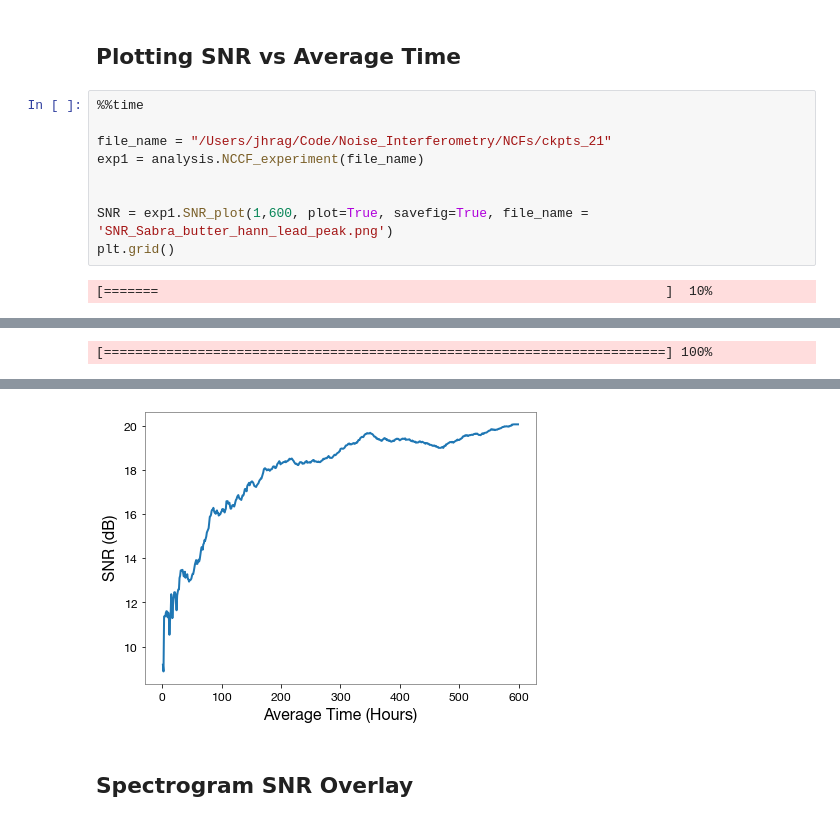
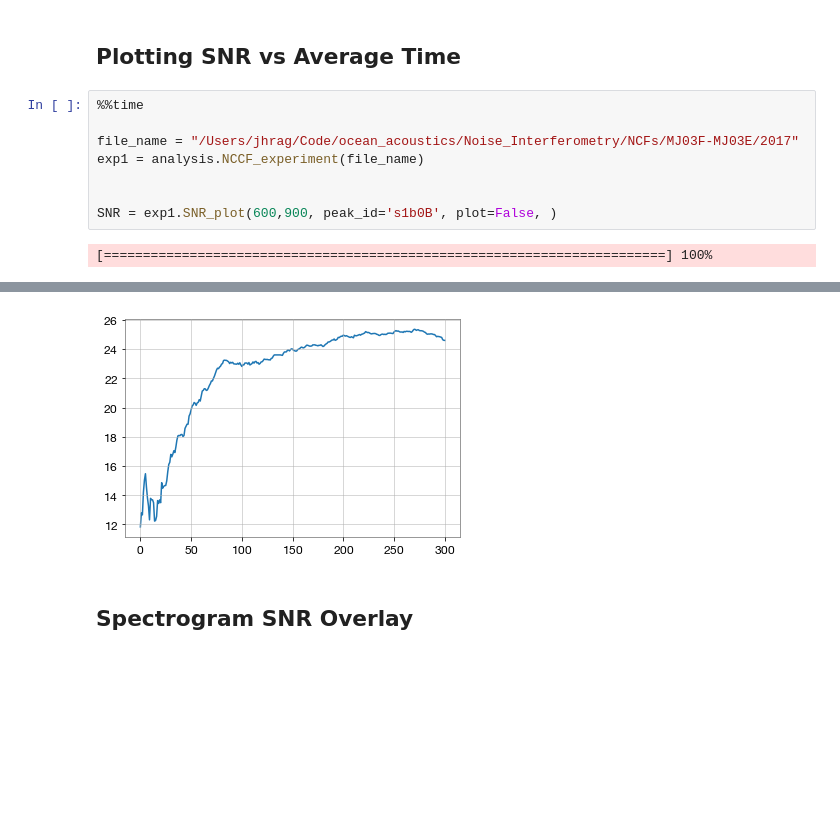
Before and after one commit to John-Ragland/Noise_Interferometry, a Jupyter notebook: Scripts/NCF_Analysis.ipynb, the cells around one changed output, grey strips where cells are left out. Cells and saved outputs as stored; diff of their text form; blank space fills up the shorter version.

```diff
--- a/Scripts/NCF_Analysis.ipynb
+++ b/Scripts/NCF_Analysis.ipynb
@@ -174,11 +177,10 @@ exp1.animate_phase(exp1.xcorr, 'phase_animation_butter_white', xlim=[-15,15])
 # %%
 %%time
 
-file_name = "/Users/jhrag/Code/Noise_Interferometry/NCFs/ckpts_21"
+file_name = "/Users/jhrag/Code/ocean_acoustics/Noise_Interferometry/NCFs/MJ03F-MJ03E/2017"
 exp1 = analysis.NCCF_experiment(file_name)
 
 
-SNR = exp1.SNR_plot(1,600, plot=True, savefig=True, file_name = 'SNR_Sabra_butter_hann_lead_peak.png')
-plt.grid()
+SNR = exp1.SNR_plot(600,900, peak_id='s1b0B', plot=False, )
 # %% [output]
-[=======                                                                 ]  10%
+[========================================================================] 100%
@@ -186 +188,0 @@ plt.grid()
-[========================================================================] 100%
@@ -189,4 +189,4 @@ Wall time: 14.1 s
-[figure, old version]
+[figure, new version]
 # %% [markdown]
 ## Spectrogram SNR Overlay
 # %% [markdown]
```
Also changed, not shown: parts of 28 cells of this notebook, 10 other files.
